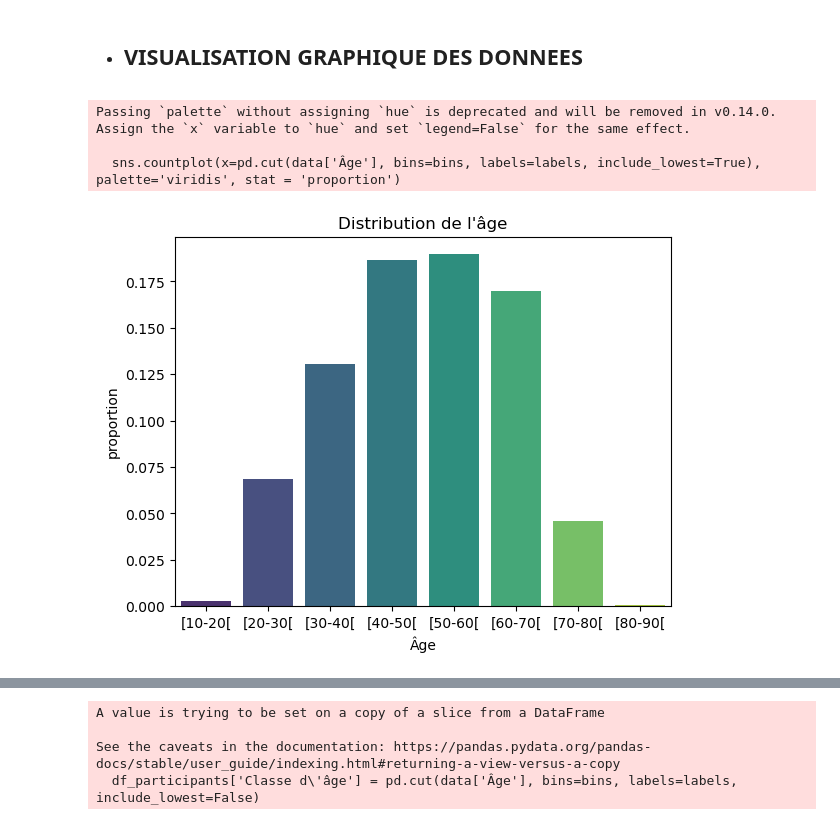
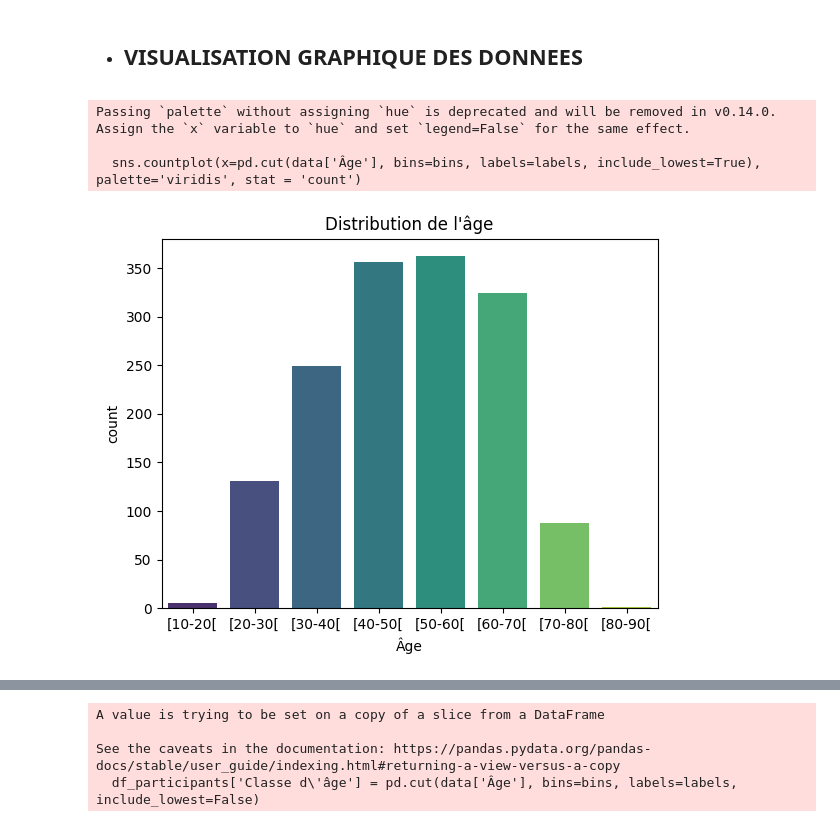
Before and after one commit to konanleger/PROJET-STATISTIQUE-DES-PROS, a Jupyter notebook: projet_stat.ipynb, the cells around one changed output, grey strips where cells are left out. Cells and saved outputs as stored; diff of their text form; code cells hidden in the pictures.

```diff
--- a/projet_stat.ipynb
+++ b/projet_stat.ipynb
@@ -186,15 +197,15 @@ plt.show()
 # %%
 bins = [10,20,30,40,50,60,70,80,90]  # Limites des intervalles
 labels = ['[10-20[', '[20-30[', '[30-40[', '[40-50[', '[50-60[', '[60-70[', '[70-80[','[80-90[']
 
 # Utiliser pd.cut directement dans le graphique
-sns.countplot(x=pd.cut(data['Âge'], bins=bins, labels=labels, include_lowest=True), palette='viridis', stat = 'proportion')
+sns.countplot(x=pd.cut(data['Âge'], bins=bins, labels=labels, include_lowest=True), palette='viridis', stat = 'count')
 plt.title('Distribution de l\'âge')
 plt.show()
 # %% [output]
 Passing `palette` without assigning `hue` is deprecated and will be removed in v0.14.0. Assign the `x` variable to `hue` and set `legend=False` for the same effect.
 
-  sns.countplot(x=pd.cut(data['Âge'], bins=bins, labels=labels, include_lowest=True), palette='viridis', stat = 'proportion')
+  sns.countplot(x=pd.cut(data['Âge'], bins=bins, labels=labels, include_lowest=True), palette='viridis', stat = 'count')
-[figure, old version]
+[figure, new version]
 # %%
 #Pour tracer le graphe
```
Also changed, not shown: parts of 17 cells of this notebook.
